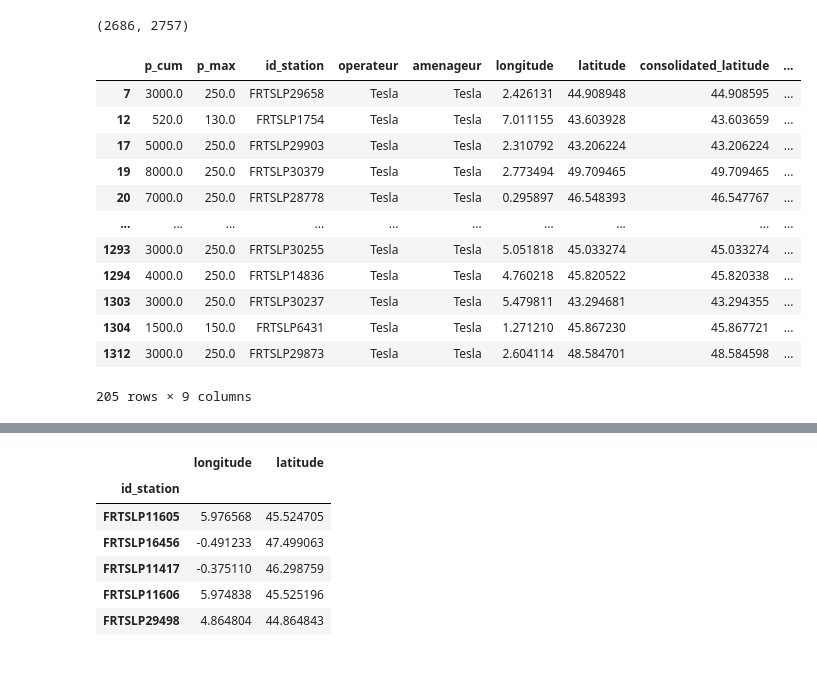
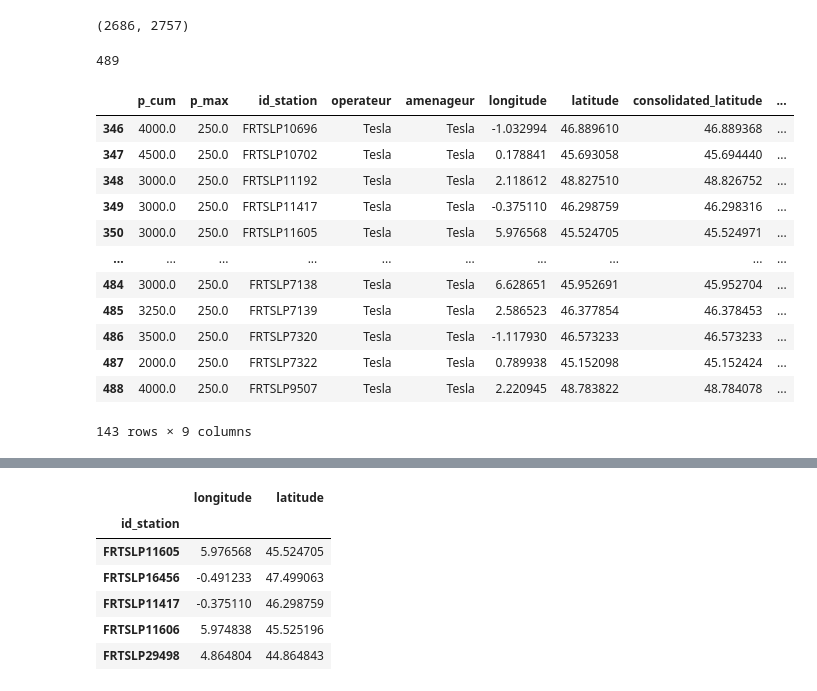
Before and after one commit to loco-labs/qualicharge-rtet, a Jupyter notebook: notebooks/afir_qualicharge.ipynb, the cells around one changed output, grey strips where cells are left out. Saved outputs shown, nothing was run; the diff lists cells and outputs as text; code cells hidden in the pictures.

Commit message:
afir

```diff
--- a/notebooks/afir_qualicharge.ipynb
+++ b/notebooks/afir_qualicharge.ipynb
@@ -47,27 +47,30 @@ len(gr_rtet.nodes), len(gr_rtet.edges),
 # %% [output]
 (2686, 2757)
 # %%
-data = pd.read_csv(data_path + 'export_afir_v2_2024.csv', sep=",")
+data_qualicharge = ['stations_afir___table_2024-12-05_300_150.csv', 'export_afir_v2_2024.csv']
+data = pd.read_csv(data_path + data_qualicharge[0], sep=",")
 data_tpt = pd.read_csv(data_path + 'stations_tesla.csv', sep=",").groupby('id_station_itinerance', as_index=False).first()
 data_tpt['id_station'] = data_tpt['id_station_itinerance']
 cols = ['id_station', 'consolidated_latitude', 'consolidated_longitude']
 data_merge = data.merge(data_tpt[cols], how='left', on='id_station')
 data_merge['longitude'] = data_merge['consolidated_longitude'].fillna(data_merge['longitude'])
+print(len(data_merge))
 data_merge[data_merge.operateur=='Tesla']
 # %% [output]
+489
 |  | p_cum | p_max | id_station | operateur | amenageur | longitude | latitude | consolidated_latitude | ... |
-| 7 | 3000.0 | 250.0 | FRTSLP29658 | Tesla | Tesla | 2.426131 | 44.908948 | 44.908595 | ... |
-| 12 | 520.0 | 130.0 | FRTSLP1754 | Tesla | Tesla | 7.011155 | 43.603928 | 43.603659 | ... |
-| 17 | 5000.0 | 250.0 | FRTSLP29903 | Tesla | Tesla | 2.310792 | 43.206224 | 43.206224 | ... |
-| 19 | 8000.0 | 250.0 | FRTSLP30379 | Tesla | Tesla | 2.773494 | 49.709465 | 49.709465 | ... |
-| 20 | 7000.0 | 250.0 | FRTSLP28778 | Tesla | Tesla | 0.295897 | 46.548393 | 46.547767 | ... |
+| 346 | 4000.0 | 250.0 | FRTSLP10696 | Tesla | Tesla | -1.032994 | 46.889610 | 46.889368 | ... |
+| 347 | 4500.0 | 250.0 | FRTSLP10702 | Tesla | Tesla | 0.178841 | 45.693058 | 45.694440 | ... |
+| 348 | 3000.0 | 250.0 | FRTSLP11192 | Tesla | Tesla | 2.118612 | 48.827510 | 48.826752 | ... |
+| 349 | 3000.0 | 250.0 | FRTSLP11417 | Tesla | Tesla | -0.375110 | 46.298759 | 46.298316 | ... |
+| 350 | 3000.0 | 250.0 | FRTSLP11605 | Tesla | Tesla | 5.976568 | 45.524705 | 45.524971 | ... |
 | ... | ... | ... | ... | ... | ... | ... | ... | ... | ... |
-| 1293 | 3000.0 | 250.0 | FRTSLP30255 | Tesla | Tesla | 5.051818 | 45.033274 | 45.033274 | ... |
-| 1294 | 4000.0 | 250.0 | FRTSLP14836 | Tesla | Tesla | 4.760218 | 45.820522 | 45.820338 | ... |
-| 1303 | 3000.0 | 250.0 | FRTSLP30237 | Tesla | Tesla | 5.479811 | 43.294681 | 43.294355 | ... |
-| 1304 | 1500.0 | 150.0 | FRTSLP6431 | Tesla | Tesla | 1.271210 | 45.867230 | 45.867721 | ... |
-| 1312 | 3000.0 | 250.0 | FRTSLP29873 | Tesla | Tesla | 2.604114 | 48.584701 | 48.584598 | ... |
+| 484 | 3000.0 | 250.0 | FRTSLP7138 | Tesla | Tesla | 6.628651 | 45.952691 | 45.952704 | ... |
+| 485 | 3250.0 | 250.0 | FRTSLP7139 | Tesla | Tesla | 2.586523 | 46.377854 | 46.378453 | ... |
+| 486 | 3500.0 | 250.0 | FRTSLP7320 | Tesla | Tesla | -1.117930 | 46.573233 | 46.573233 | ... |
+| 487 | 2000.0 | 250.0 | FRTSLP7322 | Tesla | Tesla | 0.789938 | 45.152098 | 45.152424 | ... |
+| 488 | 4000.0 | 250.0 | FRTSLP9507 | Tesla | Tesla | 2.220945 | 48.783822 | 48.784078 | ... |
-205 rows × 9 columns
+143 rows × 9 columns
 # %%
 stations = creation_pandas_stations(data_merge, nature="station_irve", first_id=max(gr_rtet.nodes) + 1, source='qualicharge')
 print(len(stations))
```
Also changed, not shown: parts of 23 cells of this notebook, 5 other files.
